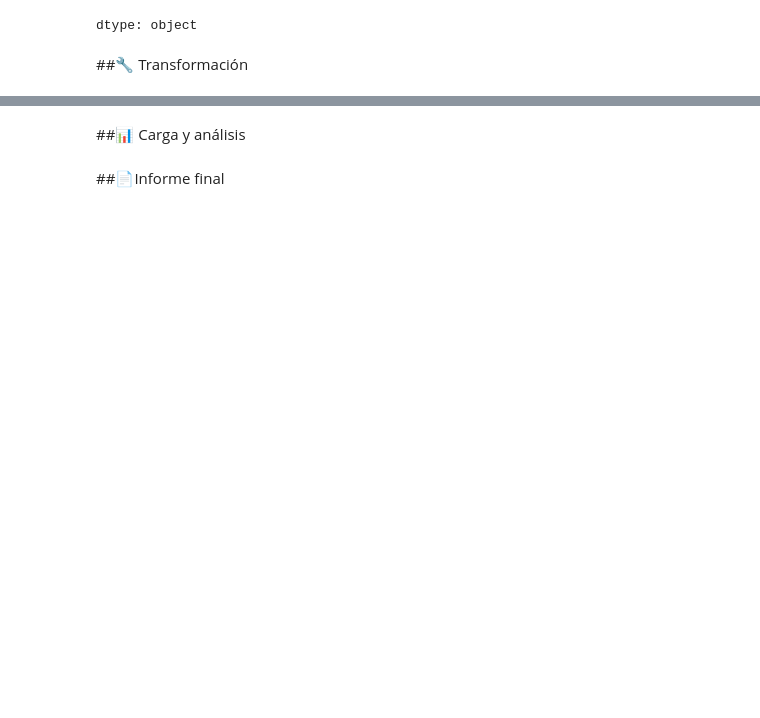
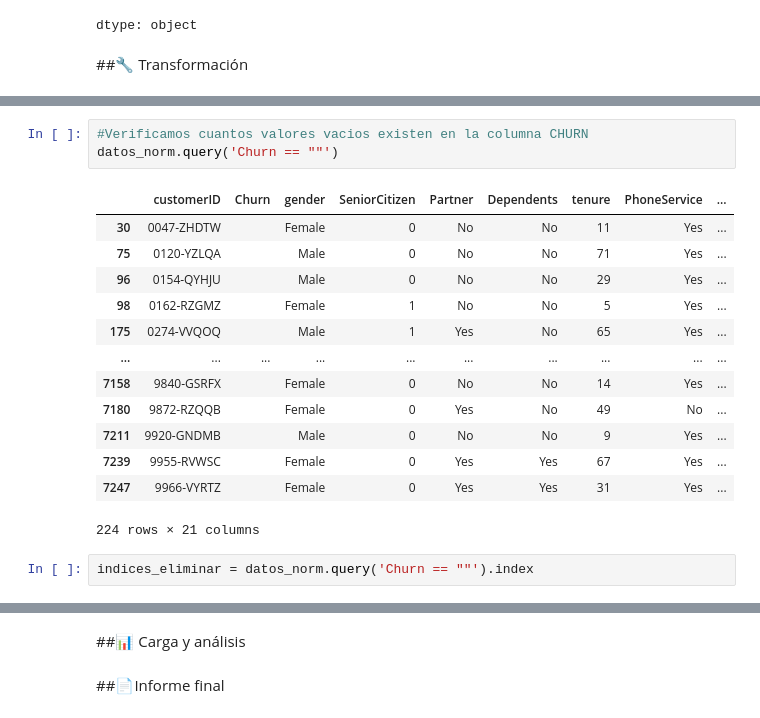
Before and after one commit to GP-Core/Telecom-X-Part-1, a Jupyter notebook: TelecomX_Part1-Gp-Core.ipynb, the cells around one changed output, grey strips where cells are left out. Cells and saved outputs as stored; diff of their text form; blank space fills up the shorter version.

```diff
--- a/TelecomX_Part1-Gp-Core.ipynb
+++ b/TelecomX_Part1-Gp-Core.ipynb
@@ -104,0 +179,19 @@ dtype: object
+# %%
+#Verificamos cuantos valores vacios existen en la columna CHURN
+datos_norm.query('Churn == ""')
+# %% [output]
+|  | customerID | Churn | gender | SeniorCitizen | Partner | Dependents | tenure | PhoneService | ... |
+| 30 | 0047-ZHDTW |  | Female | 0 | No | No | 11 | Yes | ... |
+| 75 | 0120-YZLQA |  | Male | 0 | No | No | 71 | Yes | ... |
+| 96 | 0154-QYHJU |  | Male | 0 | No | No | 29 | Yes | ... |
+| 98 | 0162-RZGMZ |  | Female | 1 | No | No | 5 | Yes | ... |
+| 175 | 0274-VVQOQ |  | Male | 1 | Yes | No | 65 | Yes | ... |
+| ... | ... | ... | ... | ... | ... | ... | ... | ... | ... |
+| 7158 | 9840-GSRFX |  | Female | 0 | No | No | 14 | Yes | ... |
+| 7180 | 9872-RZQQB |  | Female | 0 | Yes | No | 49 | No | ... |
+| 7211 | 9920-GNDMB |  | Male | 0 | No | No | 9 | Yes | ... |
+| 7239 | 9955-RVWSC |  | Female | 0 | Yes | Yes | 67 | Yes | ... |
+| 7247 | 9966-VYRTZ |  | Female | 0 | Yes | Yes | 31 | Yes | ... |
+224 rows × 21 columns
+# %%
+indices_eliminar = datos_norm.query('Churn == ""').index
```
Also changed, not shown: parts of 38 cells of this notebook.
